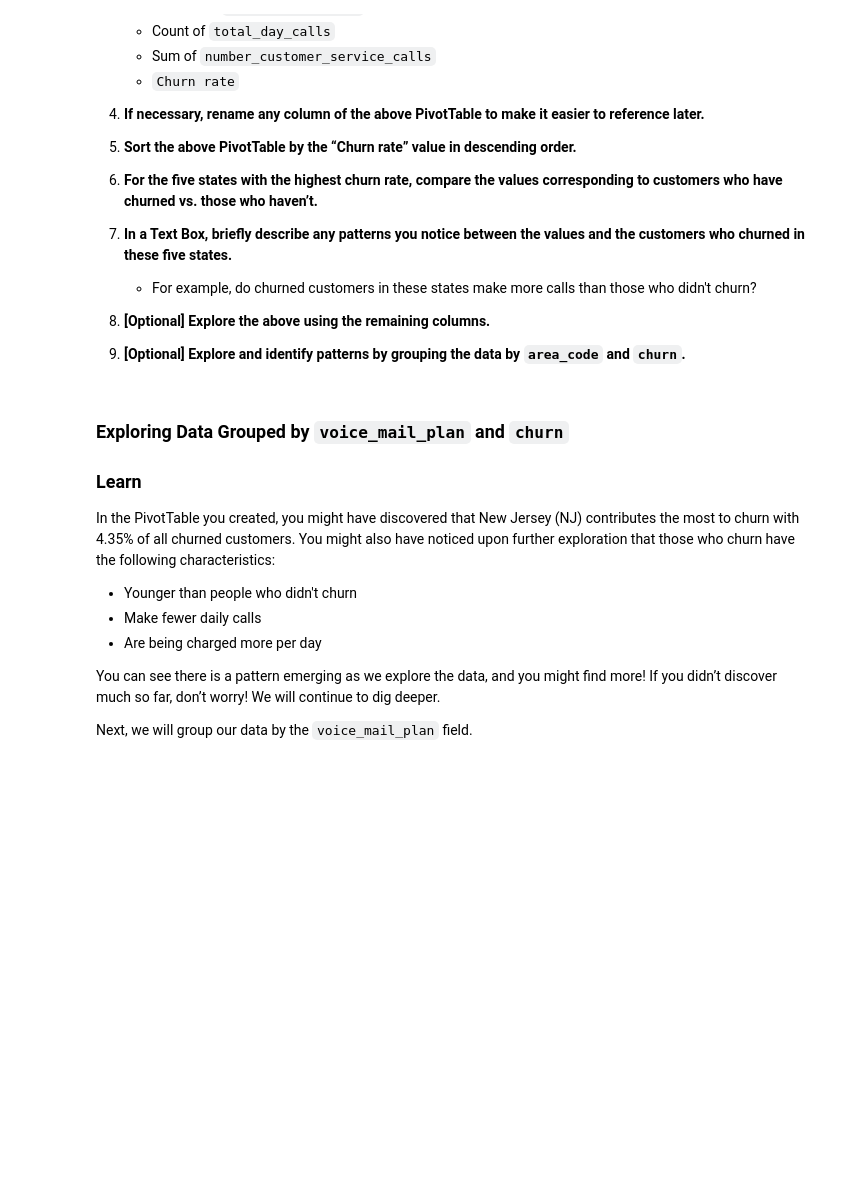
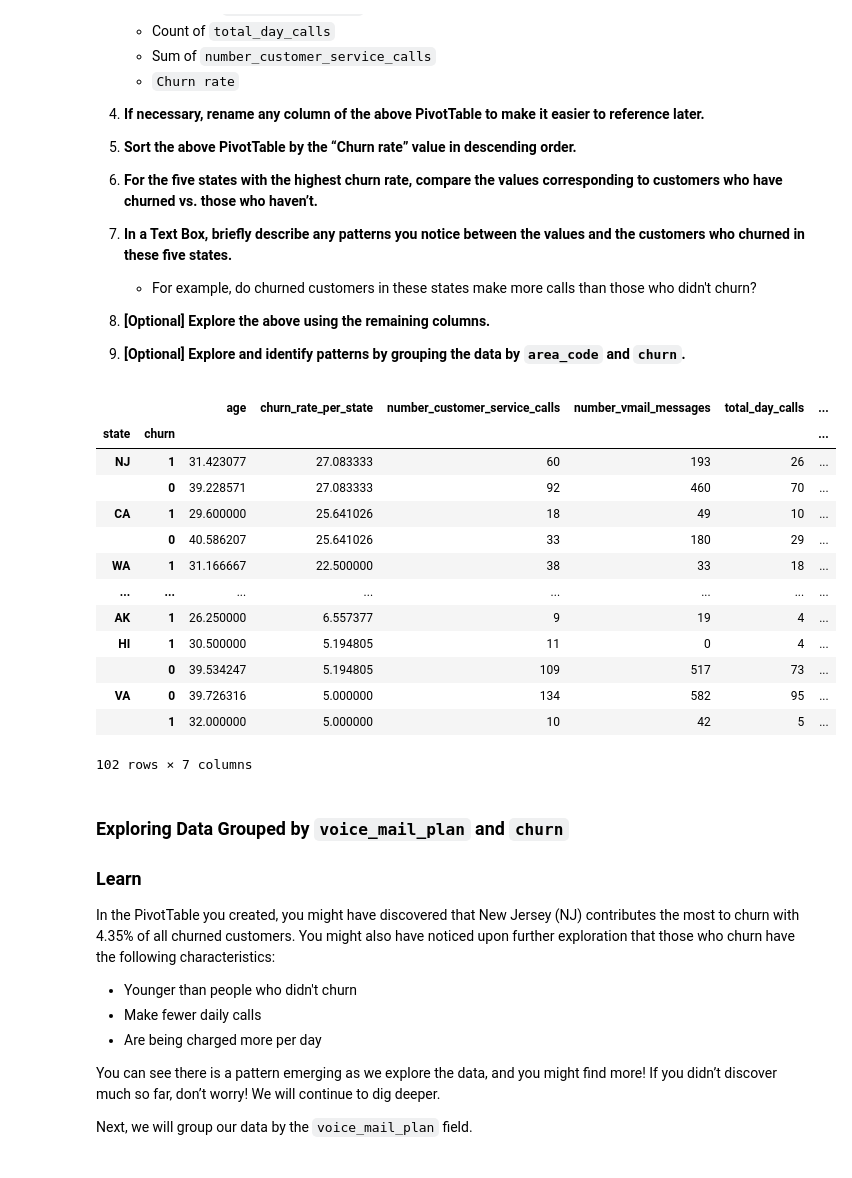
Before and after one commit to Lerch17/Project-1-, a Jupyter notebook: montre/customer-churn-prediction-2020/notebook.ipynb, the cells around one changed output. Saved outputs shown, nothing was run; the diff lists cells and outputs as text; code cells hidden in the pictures; blank space fills up the shorter version.

Commit message:
Section 3-4 creating pivot tables

```diff
--- a/montre/customer-churn-prediction-2020/notebook.ipynb
+++ b/montre/customer-churn-prediction-2020/notebook.ipynb
@@ -178,6 +215,42 @@ Let’s look at summary statistics by different segments to see if we can gather
 8. **[Optional] Explore the above using the remaining columns.**
 
 9. **[Optional] Explore and identify patterns by grouping the data by `area_code` and `churn`.**
+# %%
+# create a pivot table with state and churn as rows
+#  - Average of `age`
+#    - Sum of `voice_mail_plan`
+#    - Sum of `number_vmail_messages`
+#    - Average of `total_day_minutes`
+#    - Count of `total_day_calls`
+#    - Sum of `number_customer_service_calls`
+
+# calculate the churn rate per state and add it to the dataframe
+churn_rate_per_state = telcom_data_df.groupby('state')['churn'].sum() / telcom_data_df.groupby('state')['churn'].count() * 100
+churn_rate_per_state.sort_values(ascending=False)
+telcom_data_df['churn_rate_per_state'] = telcom_data_df['state'].map(churn_rate_per_state)
+
+# create the pivot table
+telcom_data_pivot = pd.pivot_table(telcom_data_df,
+                                   index=['state', 'churn'],
+                                   values=['age', 'voice_mail_plan', 'number_vmail_messages', 'total_day_minutes', 'total_day_calls', 'number_customer_service_calls', 'churn_rate_per_state'],
+                                   aggfunc={'age': 'mean', 'voice_mail_plan': 'sum', 'number_vmail_messages': 'sum', 'total_day_minutes': 'mean', 'total_day_calls': 'count', 'number_customer_service_calls': 'sum', 'churn_rate_per_state': 'mean'})
+
+telcom_data_pivot_churn_sorted = telcom_data_pivot.sort_values(by='churn_rate_per_state', ascending=False)
+# %% [output]
+|  |  | age | churn_rate_per_state | number_customer_service_calls | number_vmail_messages | total_day_calls | ... |
+| state | churn |  |  |  |  |  | ... |
+| NJ | 1 | 31.423077 | 27.083333 | 60 | 193 | 26 | ... |
+|  | 0 | 39.228571 | 27.083333 | 92 | 460 | 70 | ... |
+| CA | 1 | 29.600000 | 25.641026 | 18 | 49 | 10 | ... |
+|  | 0 | 40.586207 | 25.641026 | 33 | 180 | 29 | ... |
+| WA | 1 | 31.166667 | 22.500000 | 38 | 33 | 18 | ... |
+| ... | ... | ... | ... | ... | ... | ... | ... |
+| AK | 1 | 26.250000 | 6.557377 | 9 | 19 | 4 | ... |
+| HI | 1 | 30.500000 | 5.194805 | 11 | 0 | 4 | ... |
+|  | 0 | 39.534247 | 5.194805 | 109 | 517 | 73 | ... |
+| VA | 0 | 39.726316 | 5.000000 | 134 | 582 | 95 | ... |
+|  | 1 | 32.000000 | 5.000000 | 10 | 42 | 5 | ... |
+102 rows × 7 columns
 # %% [markdown]
 ### Exploring Data Grouped by `voice_mail_plan` and `churn`
 
```
Also changed, not shown: parts of 3 cells of this notebook.
